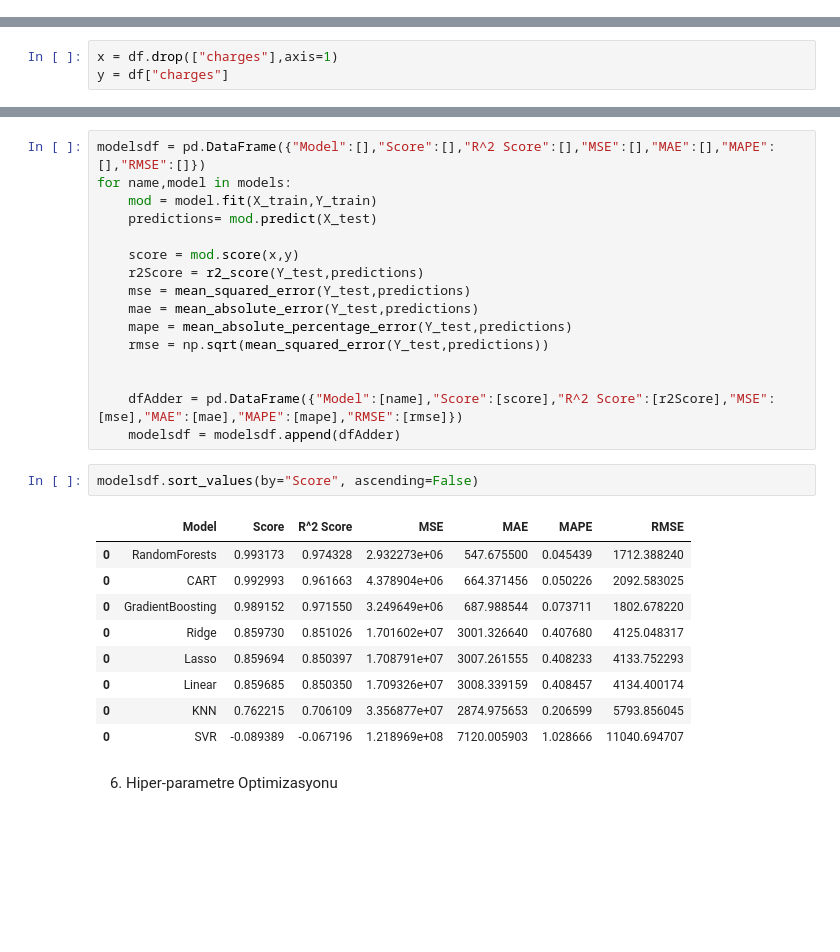
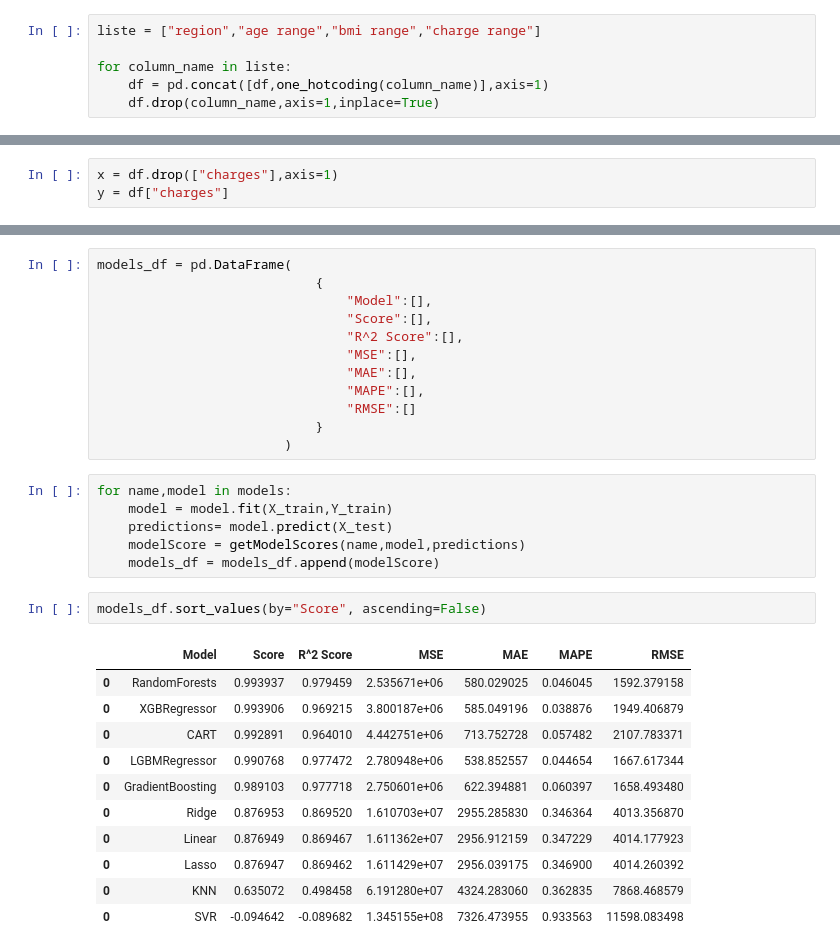
Before and after one commit to borhunsahin/kaggle-medical-cost-personal-analysis, a Jupyter notebook: main.ipynb, the cells around one changed output, grey strips where cells are left out. Saved outputs shown, nothing was run; the diff lists cells and outputs as text; blank space fills up the shorter version.

```diff
--- a/main.ipynb
+++ b/main.ipynb
@@ -345,0 +317,6 @@ Outlier Detection
+# %%
+liste = ["region","age range","bmi range","charge range"]
+
+for column_name in liste:
+    df = pd.concat([df,one_hotcoding(column_name)],axis=1)
+    df.drop(column_name,axis=1,inplace=True)
@@ -433,33 +442,35 @@ models.append(('GradientBoosting', GradientBoostingRegressor()))
-# %%
-modelsdf = pd.DataFrame({"Model":[],"Score":[],"R^2 Score":[],"MSE":[],"MAE":[],"MAPE":[],"RMSE":[]})
-for name,model in models:
-    mod = model.fit(X_train,Y_train)
-    predictions= mod.predict(X_test)
-
-    score = mod.score(x,y)
-    r2Score = r2_score(Y_test,predictions)
-    mse = mean_squared_error(Y_test,predictions)
-    mae = mean_absolute_error(Y_test,predictions)
-    mape = mean_absolute_percentage_error(Y_test,predictions)
-    rmse = np.sqrt(mean_squared_error(Y_test,predictions))
-
-
-    dfAdder = pd.DataFrame({"Model":[name],"Score":[score],"R^2 Score":[r2Score],"MSE":[mse],"MAE":[mae],"MAPE":[mape],"RMSE":[rmse]})
-    modelsdf = modelsdf.append(dfAdder)
+# %%
+models_df = pd.DataFrame(
+                            {
+                                "Model":[],
+                                "Score":[],
+                                "R^2 Score":[],
+                                "MSE":[],
+                                "MAE":[],
+                                "MAPE":[],
+                                "RMSE":[]
+                            }
+                        )
+# %%
+for name,model in models:
+    model = model.fit(X_train,Y_train)
+    predictions= model.predict(X_test)
+    modelScore = getModelScores(name,model,predictions)
+    models_df = models_df.append(modelScore)
 # %%
-modelsdf.sort_values(by="Score", ascending=False)
+models_df.sort_values(by="Score", ascending=False)
 # %% [output]
 |  | Model | Score | R^2 Score | MSE | MAE | MAPE | RMSE |
-| 0 | RandomForests | 0.993173 | 0.974328 | 2.932273e+06 | 547.675500 | 0.045439 | 1712.388240 |
-| 0 | CART | 0.992993 | 0.961663 | 4.378904e+06 | 664.371456 | 0.050226 | 2092.583025 |
-| 0 | GradientBoosting | 0.989152 | 0.971550 | 3.249649e+06 | 687.988544 | 0.073711 | 1802.678220 |
-| 0 | Ridge | 0.859730 | 0.851026 | 1.701602e+07 | 3001.326640 | 0.407680 | 4125.048317 |
-| 0 | Lasso | 0.859694 | 0.850397 | 1.708791e+07 | 3007.261555 | 0.408233 | 4133.752293 |
-| 0 | Linear | 0.859685 | 0.850350 | 1.709326e+07 | 3008.339159 | 0.408457 | 4134.400174 |
-| 0 | KNN | 0.762215 | 0.706109 | 3.356877e+07 | 2874.975653 | 0.206599 | 5793.856045 |
-| 0 | SVR | -0.089389 | -0.067196 | 1.218969e+08 | 7120.005903 | 1.028666 | 11040.694707 |
+| 0 | RandomForests | 0.993937 | 0.979459 | 2.535671e+06 | 580.029025 | 0.046045 | 1592.379158 |
+| 0 | XGBRegressor | 0.993906 | 0.969215 | 3.800187e+06 | 585.049196 | 0.038876 | 1949.406879 |
+| 0 | CART | 0.992891 | 0.964010 | 4.442751e+06 | 713.752728 | 0.057482 | 2107.783371 |
+| 0 | LGBMRegressor | 0.990768 | 0.977472 | 2.780948e+06 | 538.852557 | 0.044654 | 1667.617344 |
+| 0 | GradientBoosting | 0.989103 | 0.977718 | 2.750601e+06 | 622.394881 | 0.060397 | 1658.493480 |
+| 0 | Ridge | 0.876953 | 0.869520 | 1.610703e+07 | 2955.285830 | 0.346364 | 4013.356870 |
+| 0 | Linear | 0.876949 | 0.869467 | 1.611362e+07 | 2956.912159 | 0.347229 | 4014.177923 |
+| 0 | Lasso | 0.876947 | 0.869462 | 1.611429e+07 | 2956.039175 | 0.346900 | 4014.260392 |
+| 0 | KNN | 0.635072 | 0.498458 | 6.191280e+07 | 4324.283060 | 0.362835 | 7868.468579 |
+| 0 | SVR | -0.094642 | -0.089682 | 1.345155e+08 | 7326.473955 | 0.933563 | 11598.083498 |
-# %% [markdown]
-6. Hiper-parametre Optimizasyonu
 # %%
 automl = AutoML()
 
```
Also changed, not shown: parts of 46 cells of this notebook.
